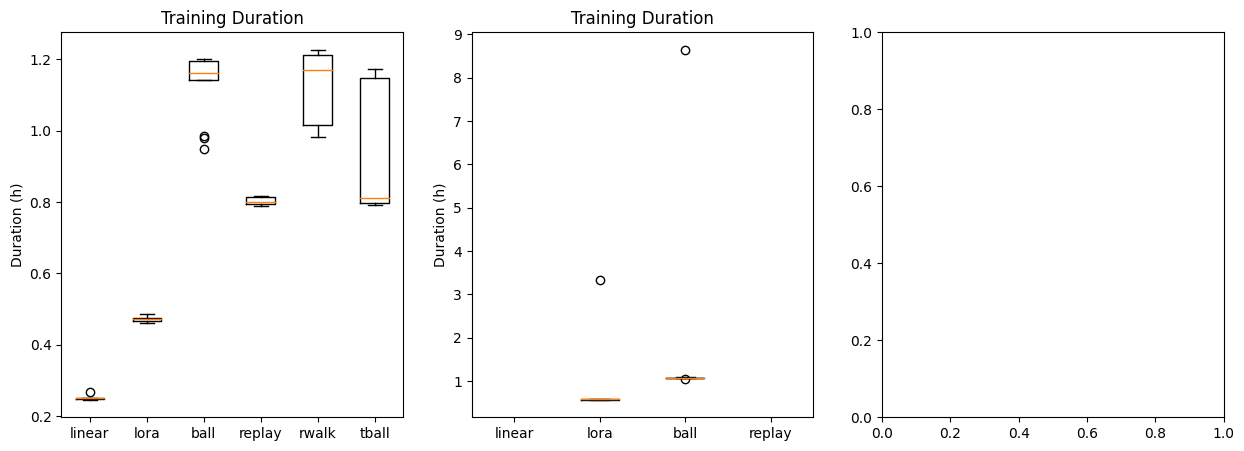
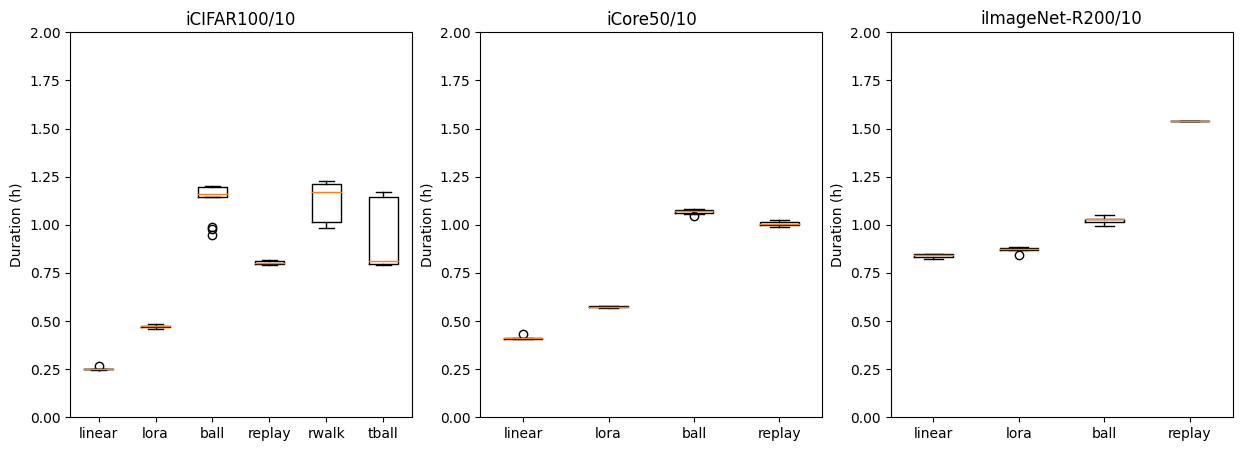
The change to this notebook cell's code, shown as a diff; its figure went from the first image to the second:
--- before
+++ after
@@ -4,8 +4,7 @@
     # ns to hours
     scale = np.timedelta64(1, "h")
-    durations = {}  # Convert seconds to hours
+    durations = {}  
     for method, df in trials.items():
-        durations[method] = df["datetime_complete"] - df["datetime_start"]
-        durations[method] = durations[method].values.astype("timedelta64[s]") / 3600.0
+        durations[method] = df["duration"].dropna() / scale
 
     ax.boxplot(durations.values(), labels=durations.keys())
@@ -18,2 +17,10 @@
 boxplot_durations(ax_duration_core50, studies["core50"])
 boxplot_durations(ax_duration_imagenetr, studies["imagenetr"])
+
+ax_duration_cifar100.set_title("iCIFAR100/10")
+ax_duration_core50.set_title("iCore50/10")
+ax_duration_imagenetr.set_title("iImageNet-R200/10")
+
+ax_duration_cifar100.set_ylim(0, 2)
+ax_duration_core50.set_ylim(0, 2)
+ax_duration_imagenetr.set_ylim(0, 2)

Commit: update core50 setup